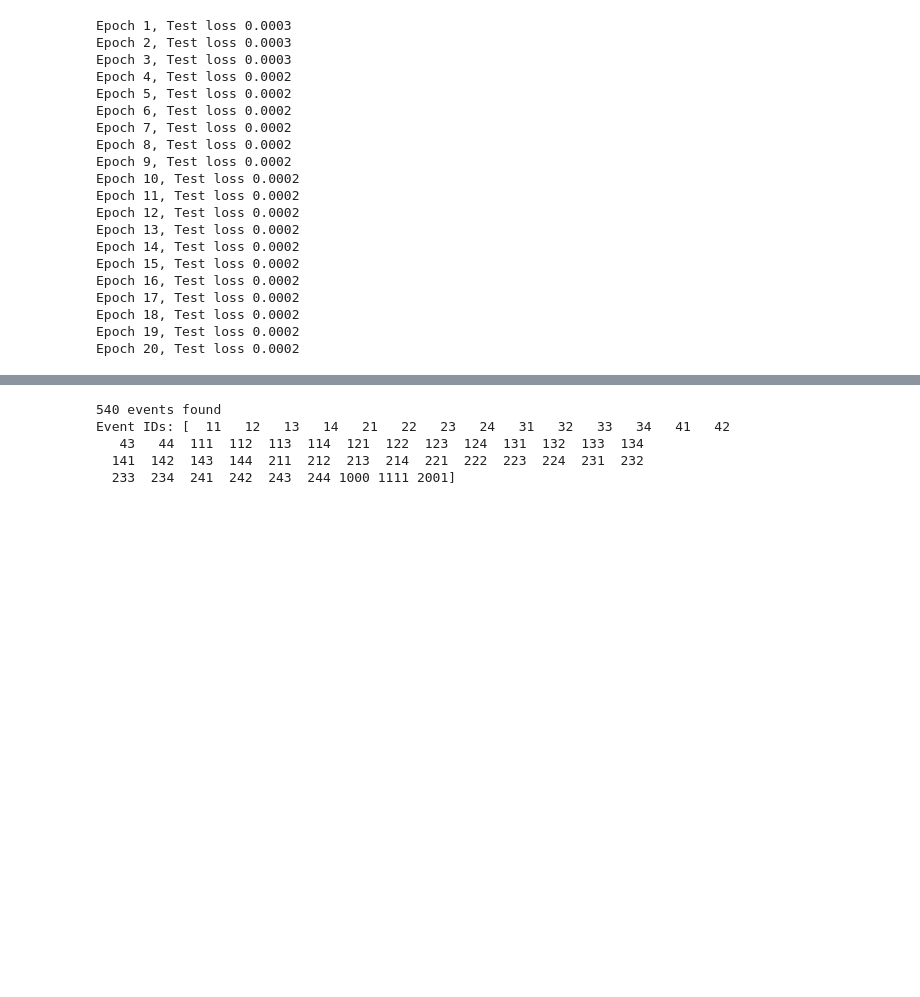
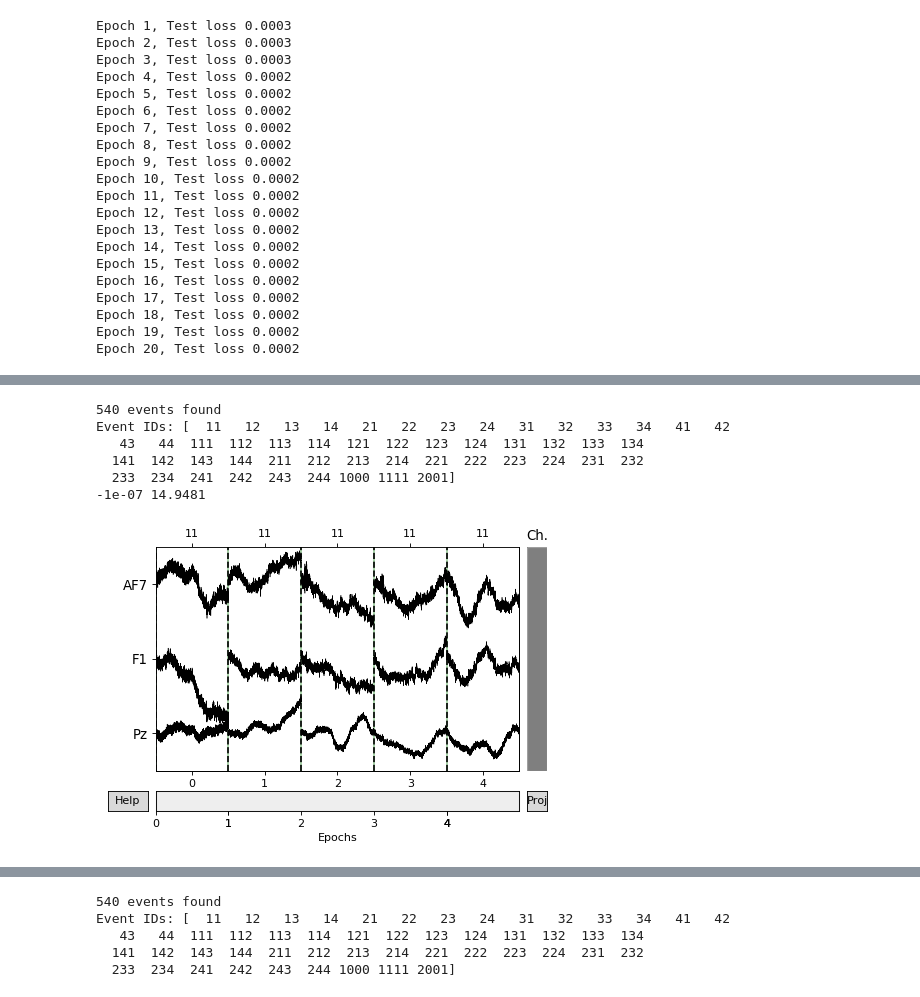
Before and after one commit to Ouasfi/EEG-ssl, a Jupyter notebook: decoders.ipynb, the cells around one changed output, grey strips where cells are left out. Cells and saved outputs as stored; diff of their text form; code cells hidden in the pictures; blank space fills up the shorter version.

```diff
--- a/decoders.ipynb
+++ b/decoders.ipynb
@@ -179,0 +195,8 @@ Reading 0 ... 2478165  =      0.000 ...  4840.166 secs...
+# %%
+def visualise_epochs(subject, signal, stim_id, condition = 1,picks=None):
+
+    events = get_events(signal)
+    epochs = process.get_trial_epochs(signal, events, stim_id = stim_id, condition= condition,
+                     subject=subject, stimuli_version=None, meta=None,
+                     include_cue=True, picks=picks, debug=False)
+    epochs.plot(n_epochs = 10)
@@ -179,0 +223,10 @@ Reading 0 ... 2478165  =      0.000 ...  4840.166 secs...
+# %%
+visualise_epochs(subject = '01', signal = raw, stim_id = 1, condition = 1, picks = [1,3,30])
+# %% [output]
+540 events found
+Event IDs: [  11   12   13   14   21   22   23   24   31   32   33   34   41   42
+   43   44  111  112  113  114  121  122  123  124  131  132  133  134
+  141  142  143  144  211  212  213  214  221  222  223  224  231  232
+  233  234  241  242  243  244 1000 1111 2001]
+-1e-07 14.9481
+[figure, added]
```
Also changed, not shown: parts of 42 cells of this notebook, 1 other file.
